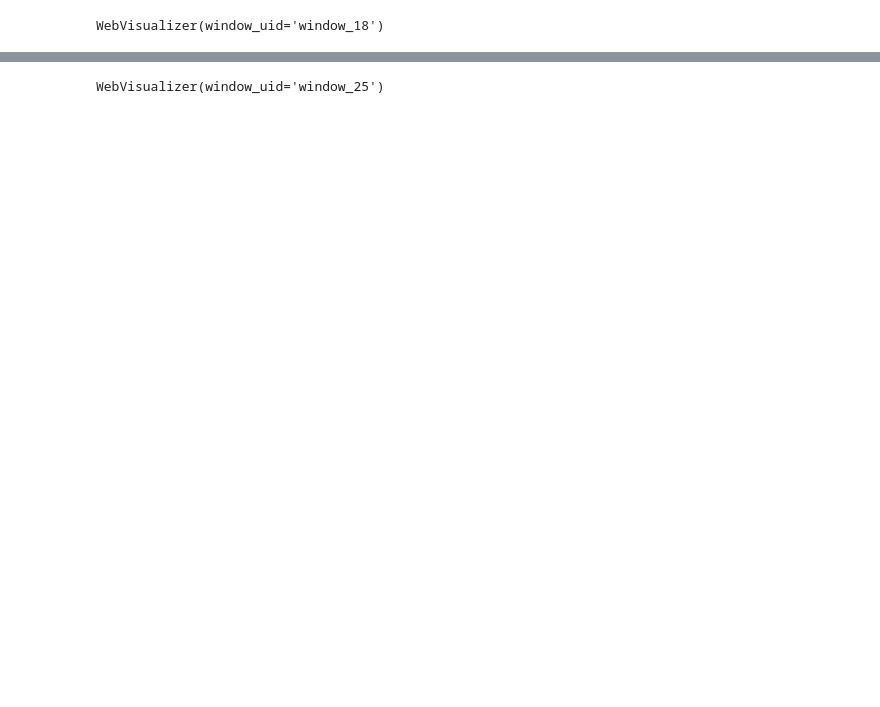
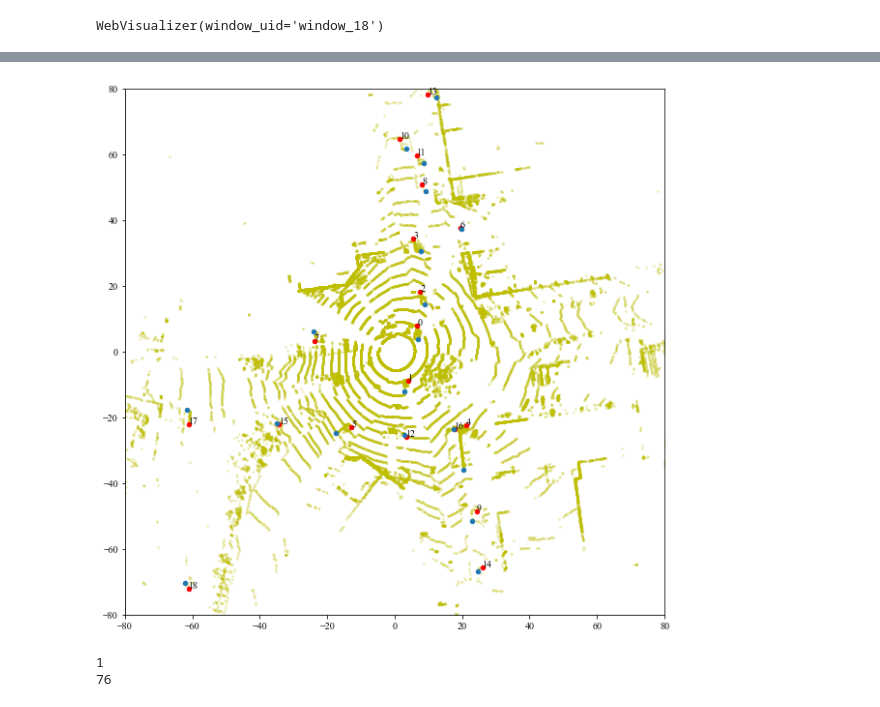
Before and after one commit to jksdbks123/Lidar-Tracker, a Jupyter notebook: LiDAR_Tracker_Project_v3.0/Test.ipynb, the cells around one changed output, grey strips where cells are left out. Saved outputs shown, nothing was run; the diff lists cells and outputs as text; code cells hidden in the pictures; blank space fills up the shorter version.

```diff
--- a/LiDAR_Tracker_Project_v3.0/Test.ipynb
+++ b/LiDAR_Tracker_Project_v3.0/Test.ipynb
@@ -196,3 +126,0 @@ erased_label = unique_labels[counts < 10]
-# %%
-for l in erased_label:
-    Labeling_map[Labeling_map == l] = -1
@@ -198,0 +156,24 @@ for l in erased_label:
+# %%
+def extract_xy(Labeling_map,Td_map):
+
+    # Plane_model is a 1 x 4 array representing a,b,c,d in ax + by + cz + d = 0
+    new_uni_labels = np.unique(Labeling_map[Labeling_map != -1])
+    xy_set = get_xy_set(new_uni_labels,Labeling_map,Td_map,False)
+
+    total_labels = np.concatenate([new_uni_labels,new_uni_labels])
+    edge_points = np.concatenate([xy_set[:,1,:,0],xy_set[:,0,:,0]])
+    merge_labels = db_merge.fit_predict(edge_points)
+    unique_merge_labels = np.unique(merge_labels[merge_labels != -1])
+    merge_pairs = [total_labels[merge_labels == l] for l in unique_merge_labels]
+    for p in merge_pairs:
+        merging_p = np.unique(p)
+        if len(merging_p) > 1:
+            for i in range(1,len(merging_p)):
+                Labeling_map[Labeling_map == merging_p[i]] = merging_p[0]
+    new_uni_labels = np.unique(Labeling_map[Labeling_map != -1])
+    xy_set,apperance_set = get_xy_set(new_uni_labels,Labeling_map,Td_map,True)
+
+    return xy_set,apperance_set,new_uni_labels,Labeling_map
+# %%
+Td_map_next = aggregated_map[1].copy()
+Labeling_map_next = show_result(Td_map_next)
@@ -198,0 +187,4 @@ for l in erased_label:
+# %%
+xy_set,apperance_set,new_uni_labels,Labeling_map = extract_xy(Labeling_map_next,Td_map_next)
+pcd = get_pcd_colored_specified(Td_map_next,Labeling_map_next,[6])
+points = np.asarray(pcd.points)
@@ -198,0 +207,12 @@ for l in erased_label:
+# %%
+plt.figure(figsize=(10,10))
+plt.scatter(points[:,0],points[:,1],s = 3,alpha = 0.2, c = 'y')
+plt.scatter(xy_set[:,0,:,0][:,0],xy_set[:,0,:,0][:,1],s = 20,c = 'r')
+plt.scatter(xy_set[:,1,:,0][:,0],xy_set[:,1,:,0][:,1],s = 20)
+for i in range(xy_set.shape[0]):
+    plt.annotate(i,xy_set[:,0,:,0][i])
+plt.ylim(-80,80)
+plt.xlim(-80,80)
+plt.show()
+# %% [output]
+[figure, added]
@@ -199,9 +221,7 @@ for l in erased_label:
 # %%
-Td_map = aggregated_map[380].copy()
-# Td_map = medfilt2d(Td_map,kernel_size = 3)
-# Foreground_map = ~(np.abs(Td_map - thred_map) <= 0.3).any(axis = 0)
-# Labeling_map = db.fit_predict(Td_map= Td_map,Foreground_map=Foreground_map)
-pcd = get_pcd_colored(Td_map,Labeling_map)
-draw(pcd,width=1000,height=1000)
+def show_result(Td_map):
+    Foreground_map = ~(np.abs(Td_map - thred_map) <= 0.3).any(axis = 0)
+    Labeling_map = db.fit_predict(Td_map= Td_map,Foreground_map=Foreground_map)
+    pcd = get_pcd_colored(Td_map,Labeling_map)
+    draw(pcd,width=1000,height=1000)
+    return Labeling_map
-# %% [output]
-WebVisualizer(window_uid='window_25')
@@ -207,0 +236,17 @@ WebVisualizer(window_uid='window_25')
+# %%
+key = 5
+meas = []
+mea_seq = Off_tracking_pool[key].mea_seq
+for i in range(len(mea_seq)):
+    if type(mea_seq[i]) == int:
+        continue
+    else:
+        meas.append(mea_seq[i])
+meas = np.array(meas)
+post_seq =  Off_tracking_pool[key].post_seq
+post_seq = np.array(post_seq)
+print(Off_tracking_pool[key].start_frame)
+print(Off_tracking_pool[key].start_frame + len(post_seq))
+# %% [output]
+1
+76
```
Also changed, not shown: parts of 45 cells of this notebook, 6 other files.
